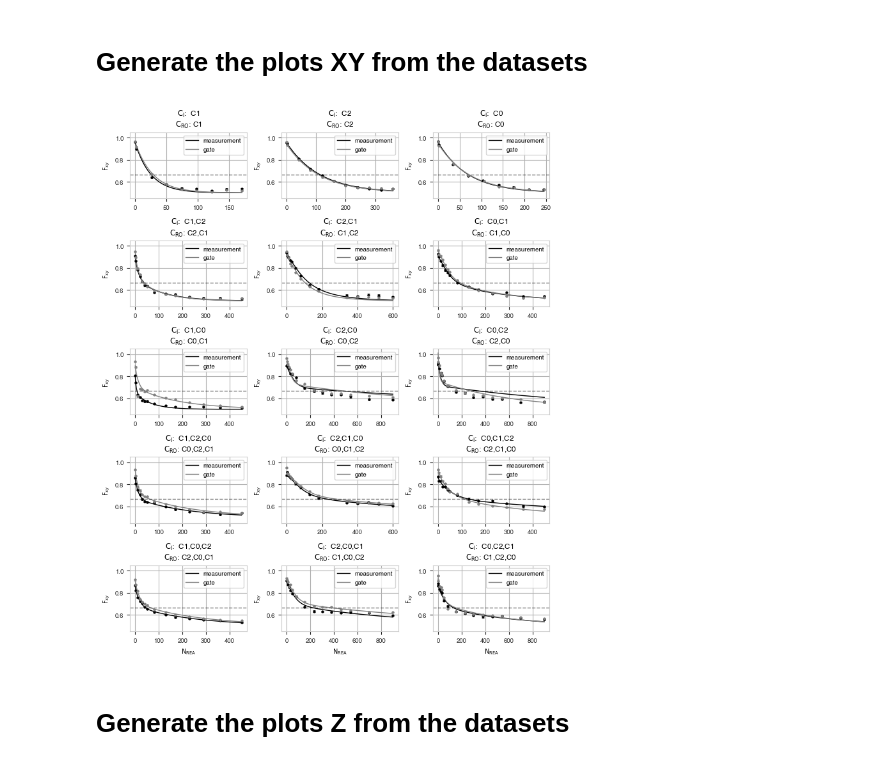
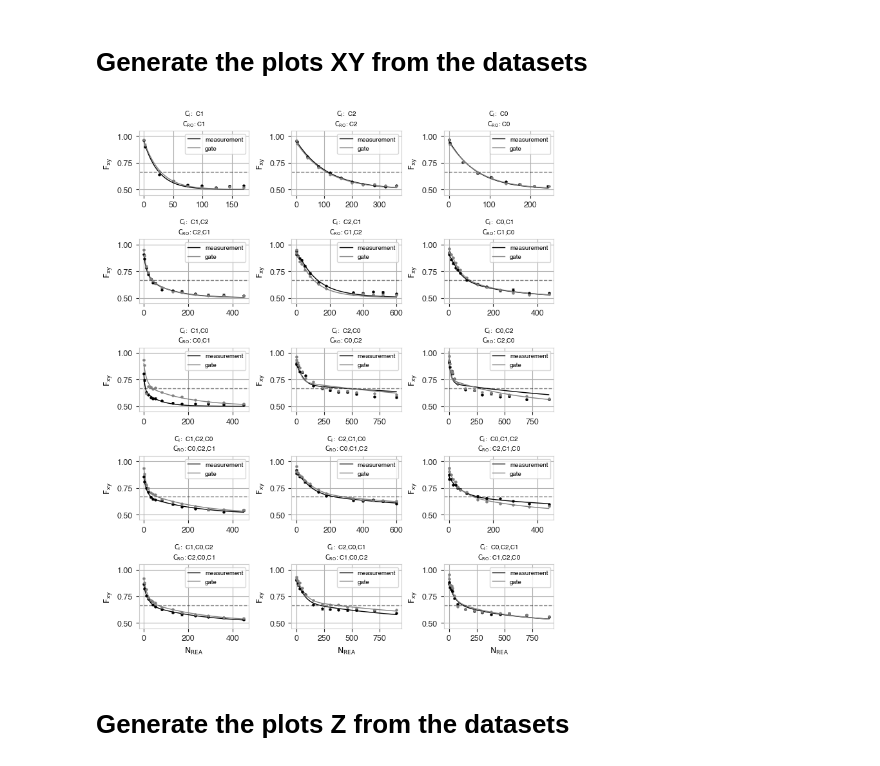
Before and after one commit to sjoerdloenen/Spectator_Qubit_Figure_Data, a Jupyter notebook: Fig_SI_09_and_10/00_SI_Fig9_and_10_Figure.ipynb, the cells around one changed output. Saved outputs shown, nothing was run; the diff lists cells and outputs as text; code cells hidden in the pictures.

Commit message:
Increased font size from 7 to 9 on figures

```diff
--- a/Fig_SI_09_and_10/00_SI_Fig9_and_10_Figure.ipynb
+++ b/Fig_SI_09_and_10/00_SI_Fig9_and_10_Figure.ipynb
@@ -14,7 +14,7 @@ from matplotlib import pyplot as plt
 # %%
 axes_color =  '0.8'
 
-plt.rcParams.update({'font.size': 7,
+plt.rcParams.update({'font.size': 9,
                      'font.family': 'sans-serif',
                      'font.sans-serif' : 'Helvetica',
                      'font.style':'normal',
@@ -94,35 +94,36 @@ for Cntr in range(N_msmts):
         y = data_to_plot_xy[Cntr]['data'][Scheme]['y']
         yerr = data_to_plot_xy[Cntr]['data'][Scheme]['yerr']
         x_fit = data_to_plot_xy[Cntr]['data'][Scheme]['x_fit']
         y_fit = data_to_plot_xy[Cntr]['data'][Scheme]['y_fit']
 
         Color = colorMap[schemeCntr]
         Ax.errorbar(x,y,yerr, fmt = 'o', color = Color, ecolor = Color, mfc = Color, mec = Color)
         Ax.plot(x_fit, y_fit, color = Color, label = Scheme)
 
 
     # Setting properties of plot which are independent of the scheme implementation
-    Ax.legend()
+    Ax.legend(fontsize = 7)
     Ax.set_ylim([0.45,1.05])
     Ax.grid(True)
     if RowNr == N_Spec_Configs-1:
         xlabel = r'$\mathrm{N_{REA}}$'
         Ax.set_xlabel(xlabel)
     ylabel = '$\mathrm{F_{xy}}$'
     Ax.set_ylabel(ylabel)
     Ax.title.set_text(title)
+    Ax.title.set_fontsize(7)
 
     Ax.axhline(y=2./3, c = 'k', alpha = 0.5, linestyle = '--')
 
 plt.tight_layout()
 
 # FolderPath =r'...'
 # FigName = 'SI_Fig9.pdf'
 # FigSavePath = os.path.join(FolderPath,FigName)
 
 # plt.savefig(FigSavePath, bbox_inches='tight')# , transparent=True)
 # %% [output]
-[figure, old version]
+[figure, new version]
 # %% [markdown]
 # Generate the plots Z from the datasets
 # %%
```
Also changed, not shown: parts of 1 cell of this notebook, 12 other files.
